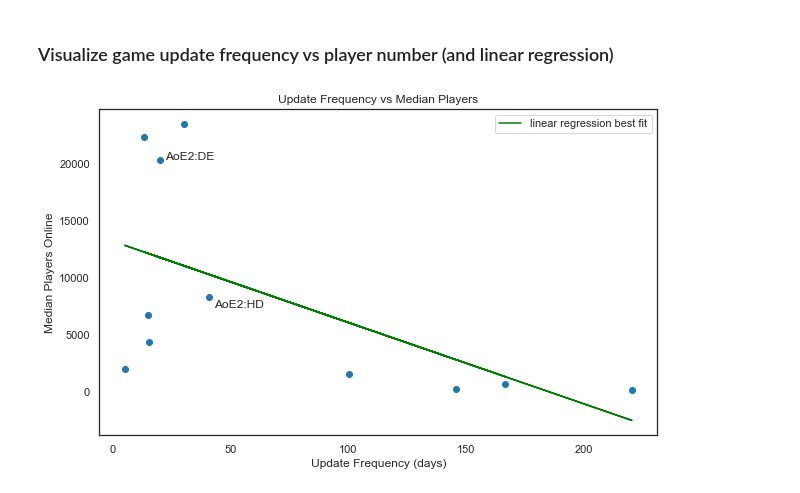
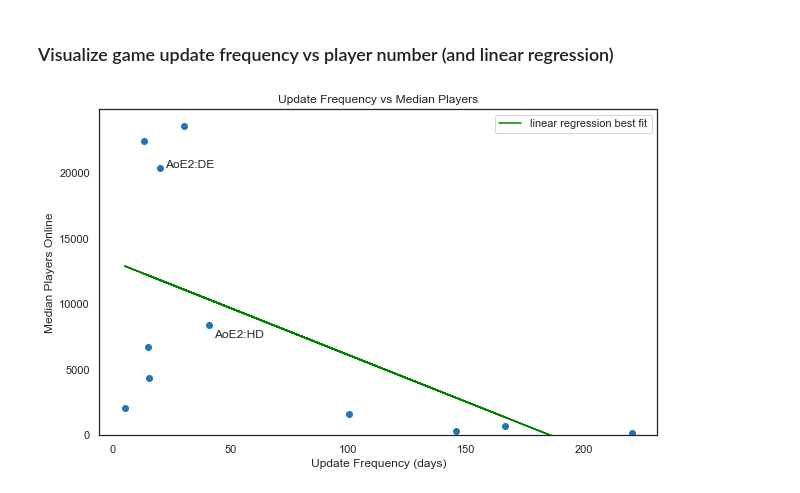
Before and after one commit to rishigoutam/aoe2, a Jupyter notebook: src/analysis/rts_player_counts.ipynb, the cells around one changed output. Saved outputs shown, nothing was run; the diff lists cells and outputs as text; code cells hidden in the pictures.

Commit message:
Fix bottom y limit on linreg graph

```diff
--- a/src/analysis/rts_player_counts.ipynb
+++ b/src/analysis/rts_player_counts.ipynb
@@ -100,24 +100,25 @@ patch_counts.to_csv(f'{out_dir}patches_freq.csv')
 # %%
 # Plot frequency of updates vs num players per game
 plt.figure(figsize=(10,6))
 plt.scatter(x=patch_counts.days_between_updates, y=patch_counts.median_players)
 plt.annotate('AoE2:DE', xy=(patch_counts.days_between_updates[9], patch_counts.median_players[9]),
              xytext=(patch_counts.days_between_updates[9]+2.0, patch_counts.median_players[9]))
 plt.annotate('AoE2:HD', xy=(patch_counts.days_between_updates[10], patch_counts.median_players[10]),
              xytext=(patch_counts.days_between_updates[10]+2.0, (patch_counts.median_players[10]-1000.0)))
 plt.title('Update Frequency vs Median Players')
 plt.xlabel('Update Frequency (days)')
 plt.ylabel('Median Players Online')
 # Linear regression best fit line https://pythonguides.com/matplotlib-best-fit-line/
 dt = np.array(list(zip(patch_counts.days_between_updates, patch_counts.median_players)))
 x = dt[:, 0].reshape(dt.shape[0], 1)
 X = np.append(x, np.ones((dt.shape[0], 1)), axis=1)
 y = dt[:, 1].reshape(dt.shape[0], 1)
 theta = np.linalg.inv(X.T.dot(X)).dot(X.T).dot(y)
 y_line = X.dot(theta)
 plt.plot(x, y_line, 'g', label='linear regression best fit')
+plt.ylim(bottom=0)
 plt.legend()
 
 plt.savefig(f'{out_dir}frequency-vs-players.png', bbox_inches='tight')
 # %% [output]
-[figure, old version]
+[figure, new version]
```
Also changed, not shown: 2 other files.
